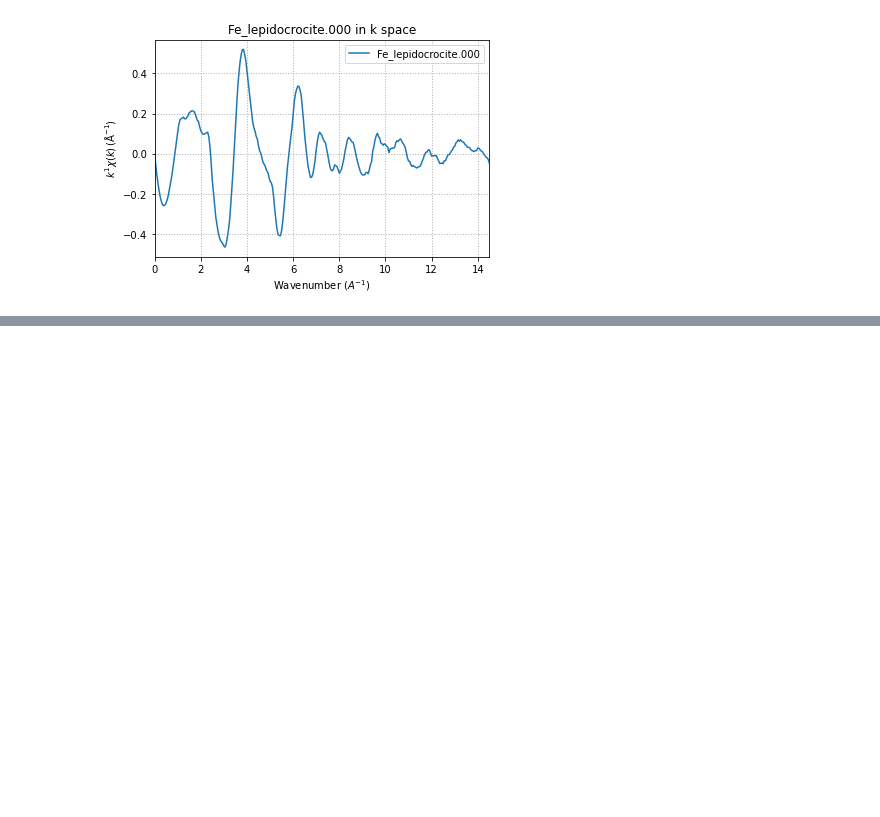
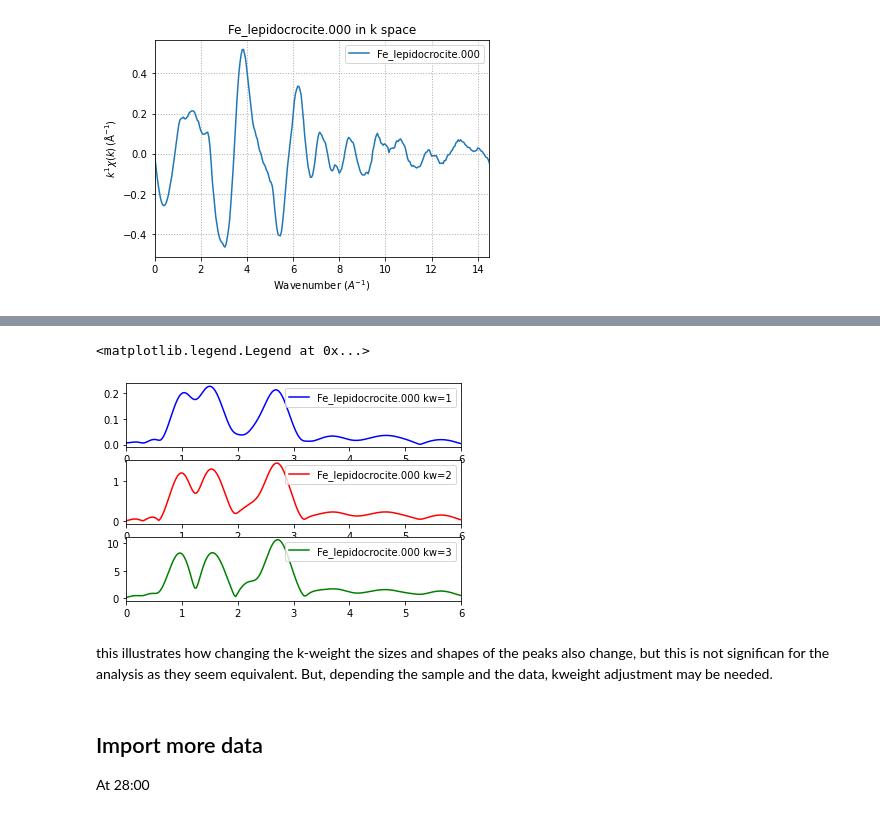
Before and after one commit to scman1/Larch_Intro_ukch, a Jupyter notebook: XAFS_Processing_2.ipynb, the cells around one changed output, grey strips where cells are left out. Saved outputs shown, nothing was run; the diff lists cells and outputs as text; code cells hidden in the pictures; blank space fills up the shorter version.

```diff
--- a/XAFS_Processing_2.ipynb
+++ b/XAFS_Processing_2.ipynb
@@ -329,0 +397,25 @@ plt.legend()
+# %%
+plt.subplot(3, 1, 1)
+plt.xlim(0,6)
+xftf(fe_xafs, kweight=1.0, kmin=3.0, kmax=12.871, dk=1, kwindow='Hanning')
+plt.plot(fe_xafs.r, fe_xafs.chir_mag, 'b', label=fe_xafs.filename+" kw=1")
+plt.legend()
+plt.subplot(3, 1, 2)
+plt.xlim(0,6)
+xftf(fe_xafs, kweight=2.0, kmin=3.0, kmax=12.871, dk=1, kwindow='Hanning')
+plt.plot(fe_xafs.r, fe_xafs.chir_mag, 'r', label=fe_xafs.filename+" kw=2")
+plt.legend()
+plt.subplot(3, 1, 3)
+plt.xlim(0,6)
+xftf(fe_xafs, kweight=3.0, kmin=3.0, kmax=12.871, dk=1, kwindow='Hanning')
+plt.plot(fe_xafs.r, fe_xafs.chir_mag, 'g', label=fe_xafs.filename+" kw=3")
+plt.legend()
+# %% [output]
+<matplotlib.legend.Legend at 0x...>
+[figure, added]
+# %% [markdown]
+this illustrates how changing the k-weight the sizes and shapes of the peaks also change, but this is not significan for the analysis as they seem equivalent. But, depending the sample and the data, kweight adjustment may be needed.
+# %% [markdown]
+## Import more data
+
+At 28:00
```
Also changed, not shown: parts of 7 cells of this notebook.
